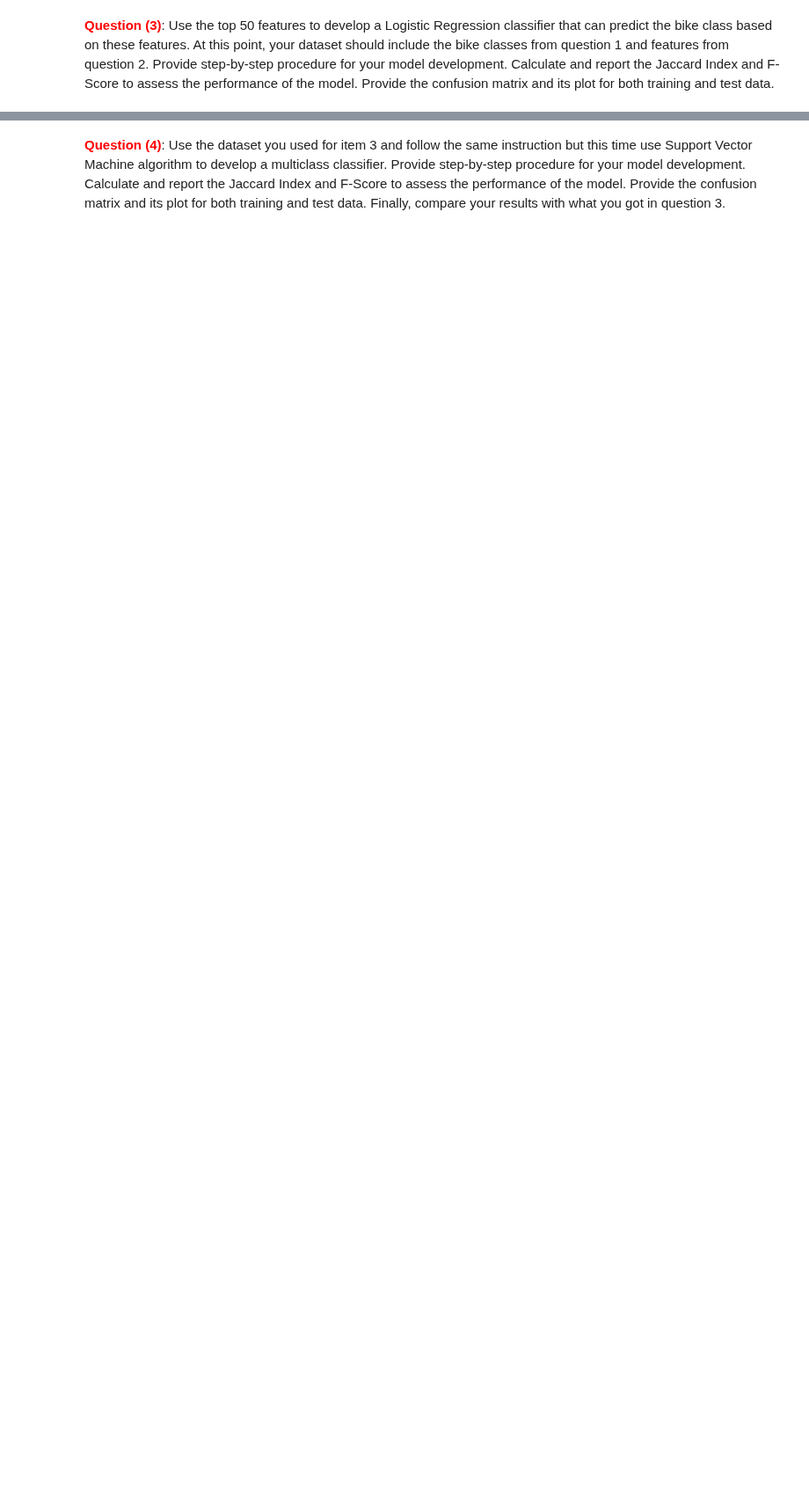
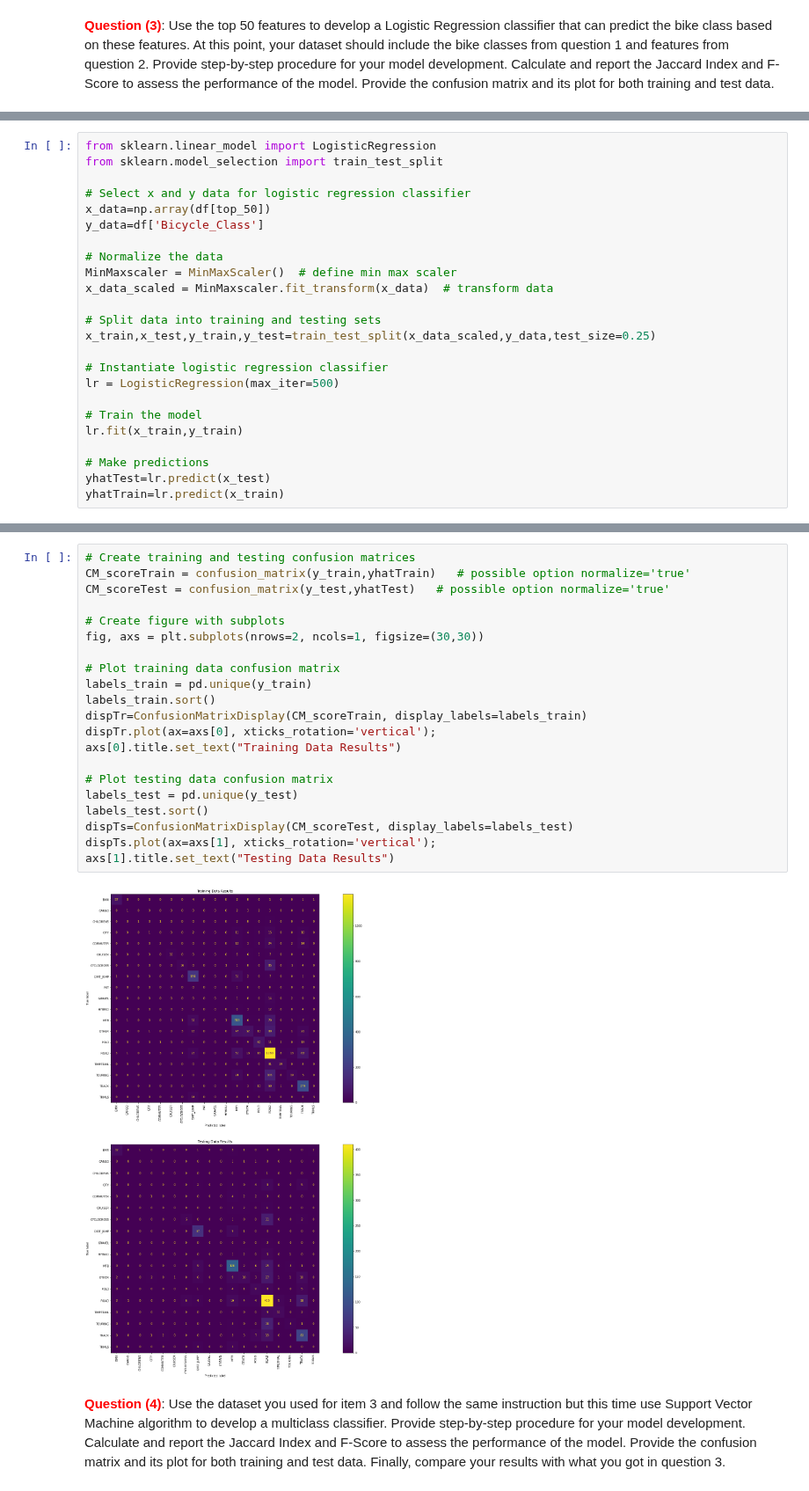
Before and after one commit to yairg98/Data-Driven-Problem-Solving, a Jupyter notebook: Homework 6/Homework_6.ipynb, the cells around one changed output, grey strips where cells are left out. Shown at 88% size. Saved outputs shown, nothing was run; the diff lists cells and outputs as text; blank space fills up the shorter version.

```diff
--- a/Homework 6/Homework_6.ipynb
+++ b/Homework 6/Homework_6.ipynb
@@ -30,0 +107,24 @@ df.columns[importanceABS.argsort( )[−50: ][::−1]]
+# %%
+from sklearn.linear_model import LogisticRegression
+from sklearn.model_selection import train_test_split
+
+# Select x and y data for logistic regression classifier
+x_data=np.array(df[top_50])
+y_data=df['Bicycle_Class']
+
+# Normalize the data
+MinMaxscaler = MinMaxScaler()  # define min max scaler
+x_data_scaled = MinMaxscaler.fit_transform(x_data)  # transform data
+
+# Split data into training and testing sets
+x_train,x_test,y_train,y_test=train_test_split(x_data_scaled,y_data,test_size=0.25)
+
+# Instantiate logistic regression classifier
+lr = LogisticRegression(max_iter=500)
+
+# Train the model
+lr.fit(x_train,y_train)
+
+# Make predictions
+yhatTest=lr.predict(x_test)
+yhatTrain=lr.predict(x_train)
@@ -31,2 +155,25 @@ df.columns[importanceABS.argsort( )[−50: ][::−1]]
+# %%
+# Create training and testing confusion matrices
+CM_scoreTrain = confusion_matrix(y_train,yhatTrain)   # possible option normalize='true'
+CM_scoreTest = confusion_matrix(y_test,yhatTest)   # possible option normalize='true'
+
+# Create figure with subplots
+fig, axs = plt.subplots(nrows=2, ncols=1, figsize=(30,30))
+
+# Plot training data confusion matrix
+labels_train = pd.unique(y_train)
+labels_train.sort()
+dispTr=ConfusionMatrixDisplay(CM_scoreTrain, display_labels=labels_train)
+dispTr.plot(ax=axs[0], xticks_rotation='vertical');
+axs[0].title.set_text("Training Data Results")
+
+# Plot testing data confusion matrix
+labels_test = pd.unique(y_test)
+labels_test.sort()
+dispTs=ConfusionMatrixDisplay(CM_scoreTest, display_labels=labels_test)
+dispTs.plot(ax=axs[1], xticks_rotation='vertical');
+axs[1].title.set_text("Testing Data Results")
+# %% [output]
+[figure, added]
 # %% [markdown]
 <font color='red'>__Question (4)__</font>: Use the dataset you used for item 3 and follow the same instruction but this time use Support Vector Machine algorithm to develop a multiclass classifier. Provide step-by-step procedure for your model development. Calculate and report the Jaccard Index and F-Score to assess the performance of the model. Provide the confusion matrix and its plot for both training and test data. Finally, compare your results with what you got in question 3.
```
Also changed, not shown: parts of 12 cells of this notebook.
